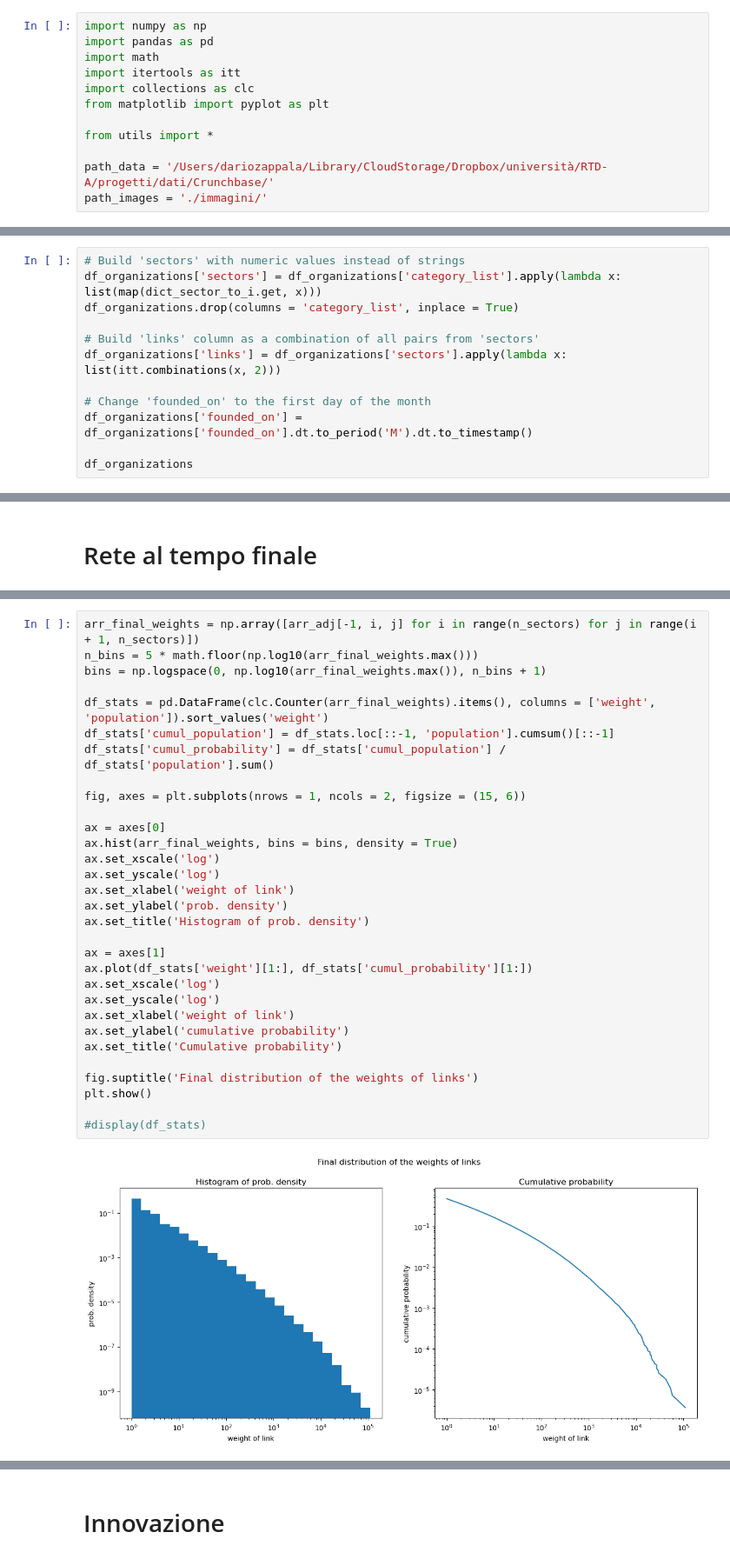
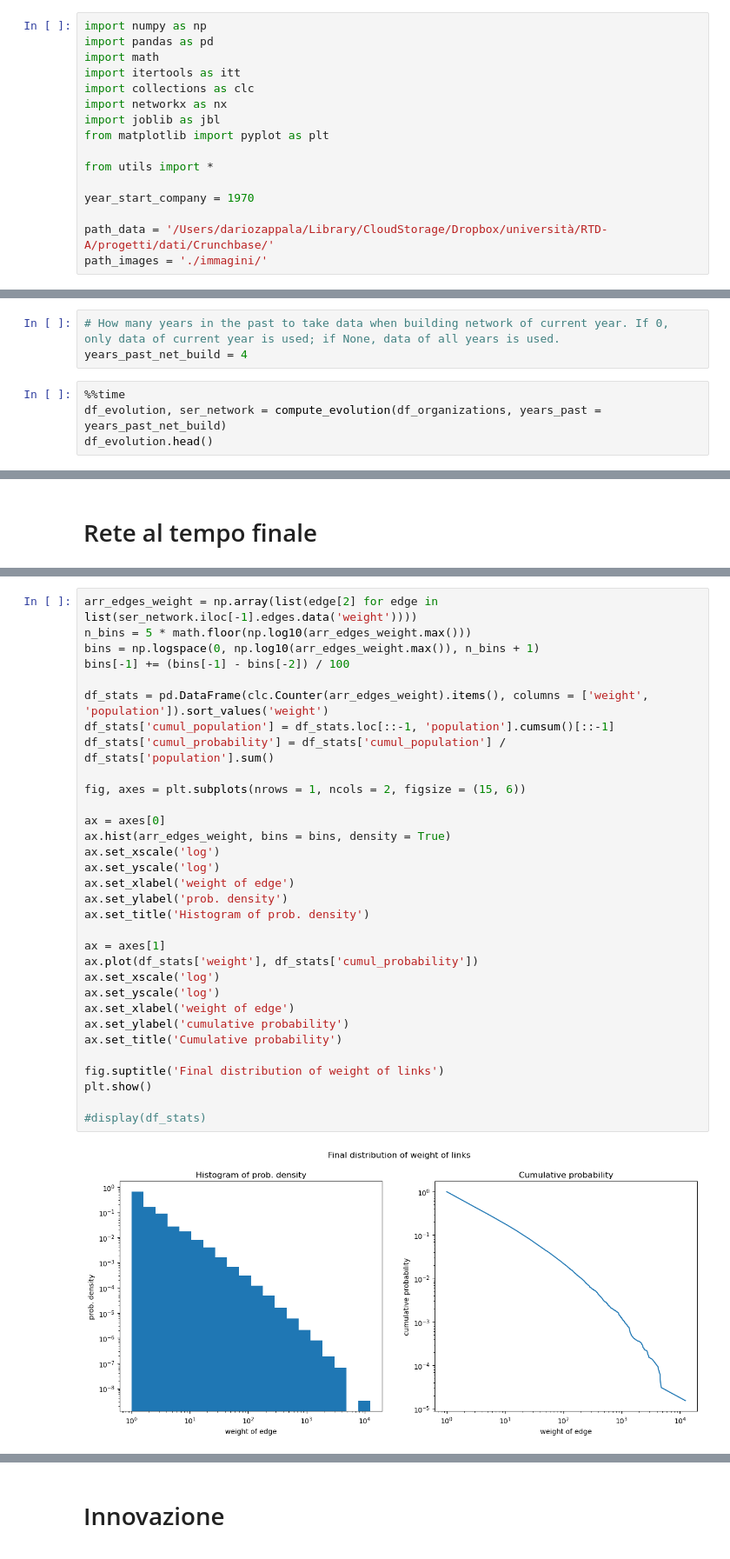
Before and after one commit to DarioZappala/caratterizzazione-sistemi-innovativi, a Jupyter notebook: co-occurrence.ipynb, the cells around one changed output, grey strips where cells are left out. Shown at 87% size. Cells and saved outputs as stored; diff of their text form.

```diff
--- a/co-occurrence.ipynb
+++ b/co-occurrence.ipynb
@@ -4,10 +4,14 @@ import pandas as pd
 import math
 import itertools as itt
 import collections as clc
+import networkx as nx
+import joblib as jbl
 from matplotlib import pyplot as plt
 
 from utils import *
 
+year_start_company = 1970
+
 path_data = '/Users/dariozappala/Library/CloudStorage/Dropbox/università/RTD-A/progetti/dati/Crunchbase/'
 path_images = './immagini/'
 # %% [markdown]
@@ -90,14 +146,2 @@ plt.show()
 # %% [markdown]
 # Evoluzione e rete
-# %%
-# Build 'sectors' with numeric values instead of strings
-df_organizations['sectors'] = df_organizations['category_list'].apply(lambda x: list(map(dict_sector_to_i.get, x)))
-df_organizations.drop(columns = 'category_list', inplace = True)
-
-# Build 'links' column as a combination of all pairs from 'sectors'
-df_organizations['links'] = df_organizations['sectors'].apply(lambda x: list(itt.combinations(x, 2)))
-
-# Change 'founded_on' to the first day of the month
-df_organizations['founded_on'] = df_organizations['founded_on'].dt.to_period('M').dt.to_timestamp()
-
-df_organizations
@@ -180,0 +148,7 @@ for t in range(n_times):
+# %%
+# How many years in the past to take data when building network of current year. If 0, only data of current year is used; if None, data of all years is used.
+years_past_net_build = 4
+# %%
+%%time
+df_evolution, ser_network = compute_evolution(df_organizations, years_past = years_past_net_build)
+df_evolution.head()
@@ -249,33 +342,34 @@ plt.show()
 # %%
-arr_final_weights = np.array([arr_adj[-1, i, j] for i in range(n_sectors) for j in range(i + 1, n_sectors)])
-n_bins = 5 * math.floor(np.log10(arr_final_weights.max()))
-bins = np.logspace(0, np.log10(arr_final_weights.max()), n_bins + 1)
+arr_edges_weight = np.array(list(edge[2] for edge in list(ser_network.iloc[-1].edges.data('weight'))))
+n_bins = 5 * math.floor(np.log10(arr_edges_weight.max()))
+bins = np.logspace(0, np.log10(arr_edges_weight.max()), n_bins + 1)
+bins[-1] += (bins[-1] - bins[-2]) / 100
 
-df_stats = pd.DataFrame(clc.Counter(arr_final_weights).items(), columns = ['weight', 'population']).sort_values('weight')
+df_stats = pd.DataFrame(clc.Counter(arr_edges_weight).items(), columns = ['weight', 'population']).sort_values('weight')
 df_stats['cumul_population'] = df_stats.loc[::-1, 'population'].cumsum()[::-1]
 df_stats['cumul_probability'] = df_stats['cumul_population'] / df_stats['population'].sum()
 
 fig, axes = plt.subplots(nrows = 1, ncols = 2, figsize = (15, 6))
 
 ax = axes[0]
-ax.hist(arr_final_weights, bins = bins, density = True)
+ax.hist(arr_edges_weight, bins = bins, density = True)
 ax.set_xscale('log')
 ax.set_yscale('log')
-ax.set_xlabel('weight of link')
+ax.set_xlabel('weight of edge')
 ax.set_ylabel('prob. density')
 ax.set_title('Histogram of prob. density')
 
 ax = axes[1]
-ax.plot(df_stats['weight'][1:], df_stats['cumul_probability'][1:])
+ax.plot(df_stats['weight'], df_stats['cumul_probability'])
 ax.set_xscale('log')
 ax.set_yscale('log')
-ax.set_xlabel('weight of link')
+ax.set_xlabel('weight of edge')
 ax.set_ylabel('cumulative probability')
 ax.set_title('Cumulative probability')
 
-fig.suptitle('Final distribution of the weights of links')
+fig.suptitle('Final distribution of weight of links')
 plt.show()
 
 #display(df_stats)
 # %% [output]
-[figure, old version]
+[figure, new version]
```
Also changed, not shown: parts of 53 cells of this notebook, 4 other files.
